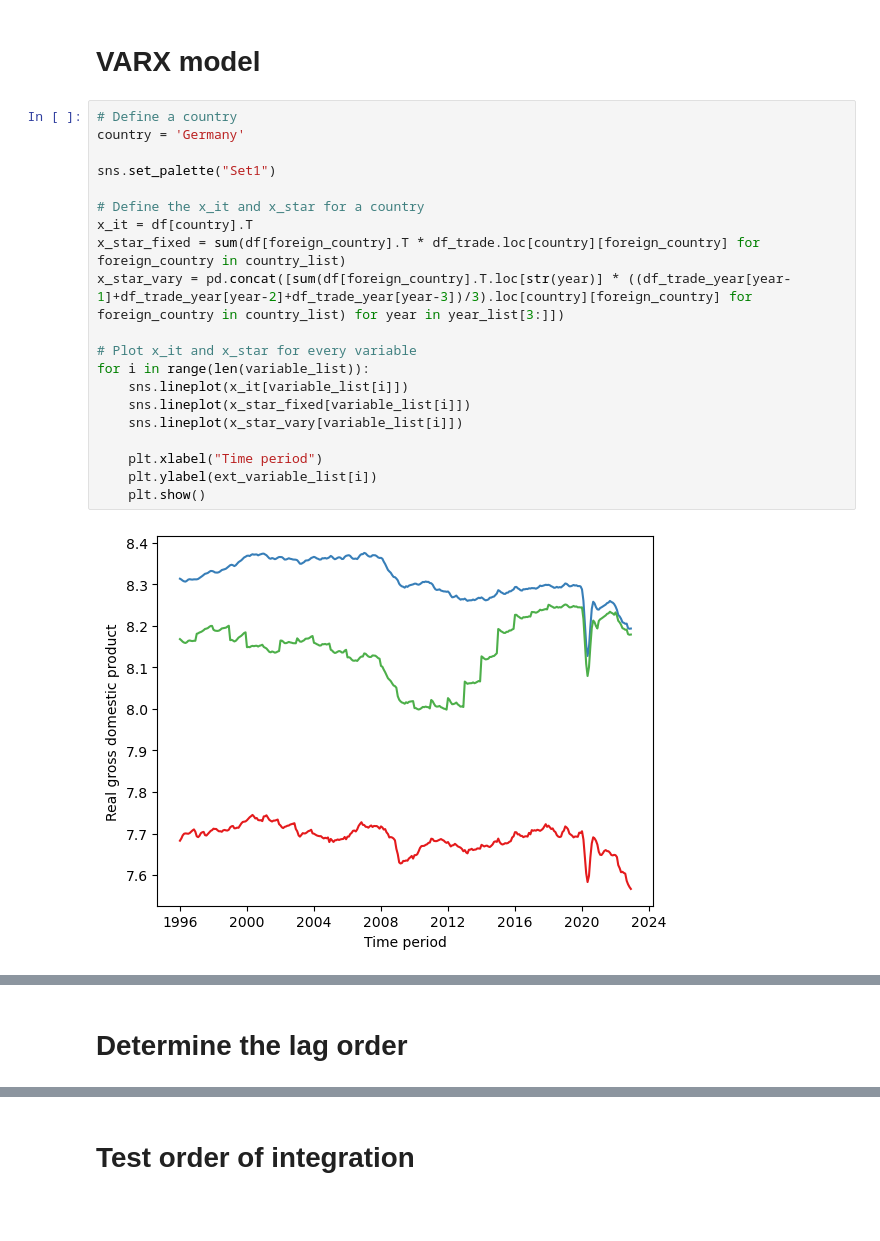
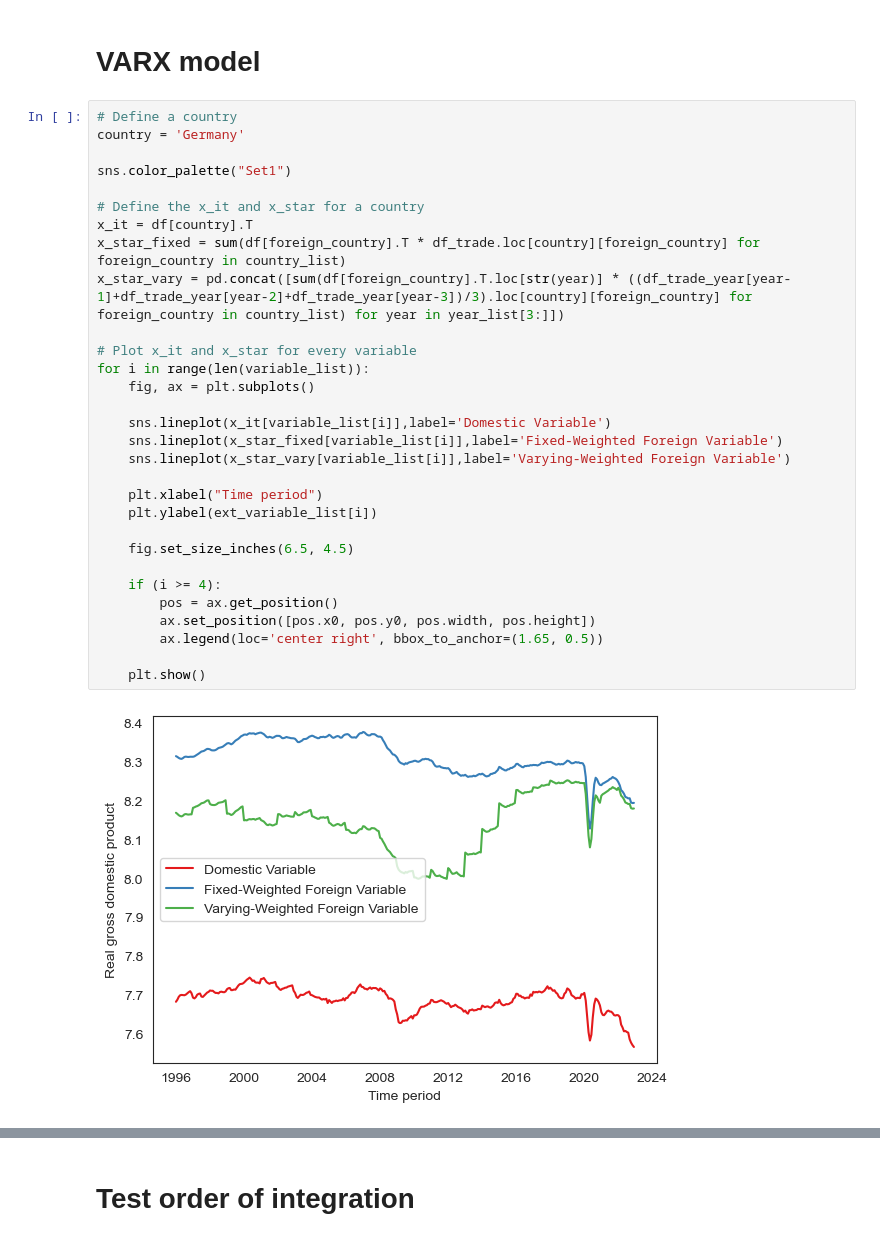
Before and after one commit to JochemvdBosch/GVAR_modeling, a Jupyter notebook: GVAR_code.ipynb, the cells around one changed output, grey strips where cells are left out. Drawn from its saved outputs; the diff is of its cells as text; blank space fills up the shorter version.

```diff
--- a/GVAR_code.ipynb
+++ b/GVAR_code.ipynb
@@ -161,22 +145,32 @@ df_trade
 # %%
 # Define a country
 country = 'Germany'
 
-sns.set_palette("Set1")
+sns.color_palette("Set1")
 
 # Define the x_it and x_star for a country
 x_it = df[country].T
 x_star_fixed = sum(df[foreign_country].T * df_trade.loc[country][foreign_country] for foreign_country in country_list)
 x_star_vary = pd.concat([sum(df[foreign_country].T.loc[str(year)] * ((df_trade_year[year-1]+df_trade_year[year-2]+df_trade_year[year-3])/3).loc[country][foreign_country] for foreign_country in country_list) for year in year_list[3:]])
 
 # Plot x_it and x_star for every variable
 for i in range(len(variable_list)):
-    sns.lineplot(x_it[variable_list[i]])
-    sns.lineplot(x_star_fixed[variable_list[i]])
-    sns.lineplot(x_star_vary[variable_list[i]])
+    fig, ax = plt.subplots()
+
+    sns.lineplot(x_it[variable_list[i]],label='Domestic Variable')
+    sns.lineplot(x_star_fixed[variable_list[i]],label='Fixed-Weighted Foreign Variable')
+    sns.lineplot(x_star_vary[variable_list[i]],label='Varying-Weighted Foreign Variable')
 
     plt.xlabel("Time period")
     plt.ylabel(ext_variable_list[i])
+
+    fig.set_size_inches(6.5, 4.5)
+
+    if (i >= 4):
+        pos = ax.get_position()
+        ax.set_position([pos.x0, pos.y0, pos.width, pos.height])
+        ax.legend(loc='center right', bbox_to_anchor=(1.65, 0.5))
+
     plt.show()
 # %% [output]
-[figure, old version]
+[figure, new version]
@@ -187,2 +180,0 @@ for i in range(len(variable_list)):
-# %% [markdown]
-# Determine the lag order
```
Also changed, not shown: parts of 42 cells of this notebook.
